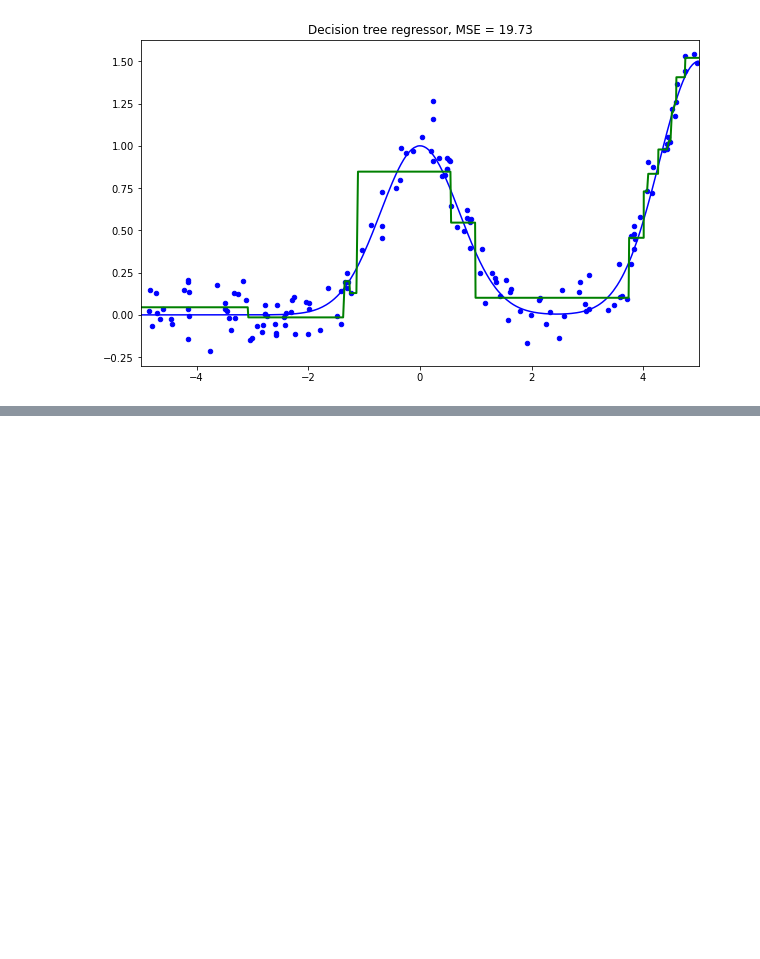
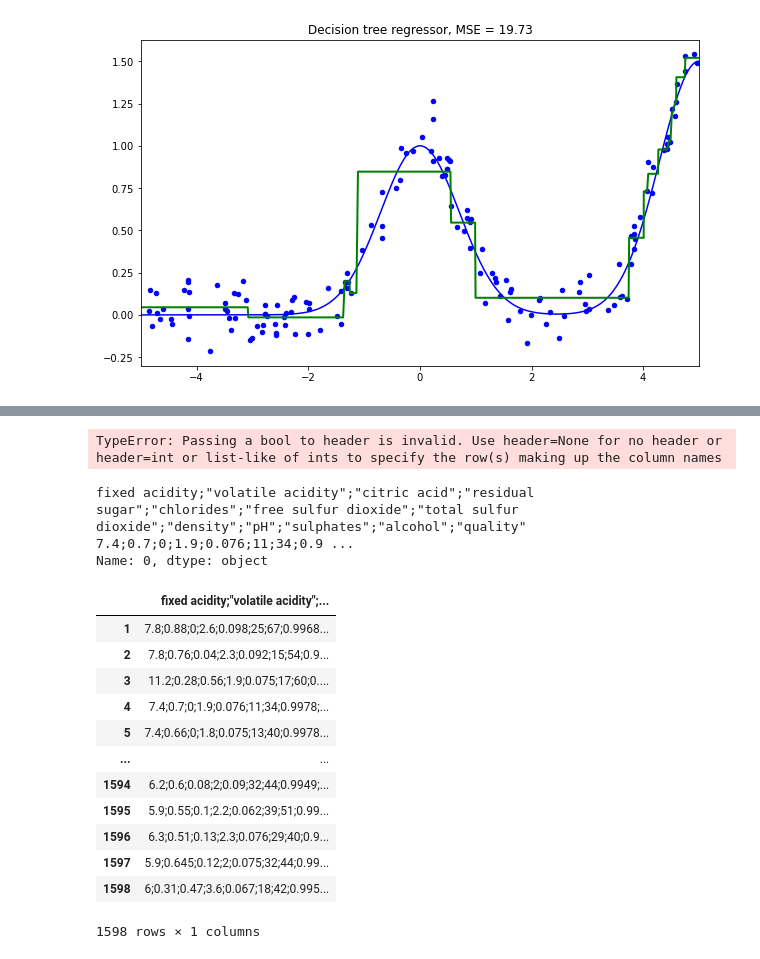
Before and after one commit to aar44i/DataScience, a Jupyter notebook: SkillFactory/17 Дерево решений.ipynb, the cells around one changed output, grey strips where cells are left out. Drawn from its saved outputs; the diff is of its cells as text; code cells hidden in the pictures; blank space fills up the shorter version.

```diff
--- a/SkillFactory/17 Дерево решений.ipynb
+++ b/SkillFactory/17 Дерево решений.ipynb
@@ -142,0 +146,30 @@ plt.show()
+# %%
+df = pd.read_csv('./data/winequality-red.csv', sep =';', header = False)
+df
+# %% [output]
+TypeError: Passing a bool to header is invalid. Use header=None for no header or header=int or list-like of ints to specify the row(s) making up the column names
+# %%
+new_header = df.iloc[0] #grab the first row for the header
+df = df[1:] #take the data less the header row
+df.columns = new_header #set the header row as the df header
+# %%
+df.iloc[0]
+# %% [output]
+fixed acidity;"volatile acidity";"citric acid";"residual sugar";"chlorides";"free sulfur dioxide";"total sulfur dioxide";"density";"pH";"sulphates";"alcohol";"quality"    7.4;0.7;0;1.9;0.076;11;34;0.9 ...
+Name: 0, dtype: object
+# %%
+df[1:]
+# %% [output]
+|  | fixed acidity;"volatile acidity";... |
+| 1 | 7.8;0.88;0;2.6;0.098;25;67;0.9968... |
+| 2 | 7.8;0.76;0.04;2.3;0.092;15;54;0.9... |
+| 3 | 11.2;0.28;0.56;1.9;0.075;17;60;0.... |
+| 4 | 7.4;0.7;0;1.9;0.076;11;34;0.9978;... |
+| 5 | 7.4;0.66;0;1.8;0.075;13;40;0.9978... |
+| ... | ... |
+| 1594 | 6.2;0.6;0.08;2;0.09;32;44;0.9949;... |
+| 1595 | 5.9;0.55;0.1;2.2;0.062;39;51;0.99... |
+| 1596 | 6.3;0.51;0.13;2.3;0.076;29;40;0.9... |
+| 1597 | 5.9;0.645;0.12;2;0.075;32;44;0.99... |
+| 1598 | 6;0.31;0.47;3.6;0.067;18;42;0.995... |
+1598 rows × 1 columns
```
Also changed, not shown: parts of 1 cell of this notebook, 20 other files.
